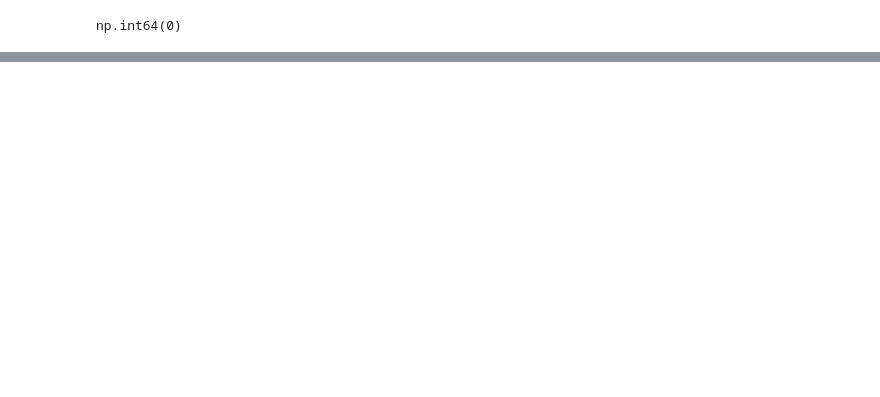
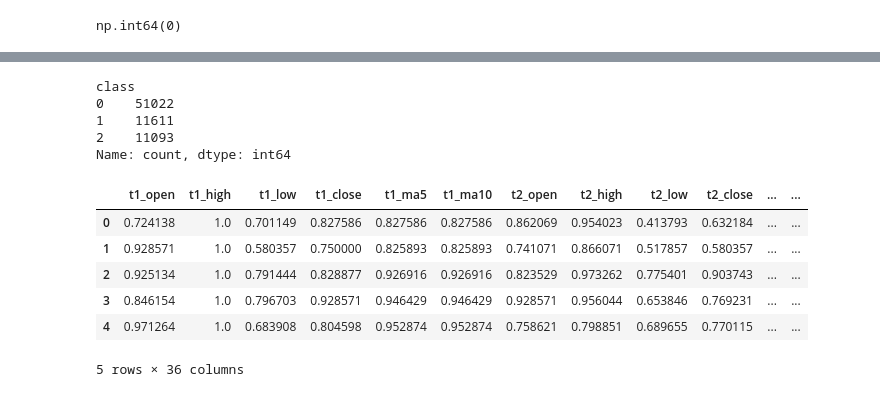
Before and after one commit to emazurenko/otus-ml-professional, a Jupyter notebook: projectwork/projectwork.ipynb, the cells around one changed output, grey strips where cells are left out. Cells and saved outputs as stored; diff of their text form; code cells hidden in the pictures; blank space fills up the shorter version.

Commit message:
Проектная работа - Решение проблемы визуализации - Разметка данных

```diff
--- a/projectwork/projectwork.ipynb
+++ b/projectwork/projectwork.ipynb
@@ -159,0 +48,6 @@ Error:
+# %%
+COMBINATION_LENGTH = 5
+CLASS_LABEL_KEY = 'class'
+NUMERIC_KEYS_SUFFIXES = ('open', 'high', 'low', 'close', 'ma5', 'ma10')
+DATE_KEY_SUFFIX = 'dtime'
+DAY_OF_WEEK_PREFIX = 'dweek'
@@ -159,0 +101,53 @@ Error:
+# %%
+# Предобработка
+numeric_columns = [key for key in data.columns if any([key.endswith(suffix) for suffix in NUMERIC_KEYS_SUFFIXES])]
+
+# Приведение ценовых показаетелей комбинации в масштаб [0,1]
+data_min = data[numeric_columns].min(axis=1)
+data_max = data[numeric_columns].max(axis=1)
+
+processed_data = data.copy()
+processed_data[numeric_columns] = processed_data[numeric_columns].sub(data_min, axis='rows').divide(data_max - data_min, axis='rows')
+
+# Выделение дня недели
+dtime_columns_fields = [(key, key.removesuffix(DATE_KEY_SUFFIX)) for key in data.columns if key.endswith(DATE_KEY_SUFFIX)]
+for dtime_key, prefix in dtime_columns_fields:
+    processed_data[prefix + DAY_OF_WEEK_PREFIX] = processed_data[dtime_key].map(lambda t: datetime.fromisoformat(t).weekday())
+# %%
+# Разметка
+target_candle_sizes = processed_data['t6_high'] - processed_data['t6_low']
+target_candle_body_sizes = np.abs(processed_data['t6_open'] - processed_data['t6_close'])
+
+buy_class = ((processed_data['t6_close'] > processed_data['t6_open']) &
+             (processed_data['t6_close'] > processed_data['t5_high']) &
+             (target_candle_body_sizes / target_candle_sizes > 0.5))
+
+sell_class = ((processed_data['t6_close'] < processed_data['t6_open']) &
+              (processed_data['t6_close'] < processed_data['t5_low']) &
+              (target_candle_body_sizes / target_candle_sizes > 0.5))
+
+processed_data[CLASS_LABEL_KEY] = np.where(buy_class, 1, np.where(sell_class, 2, 0))
+processed_data.value_counts(CLASS_LABEL_KEY)
+# %% [output]
+class
+0    51022
+1    11611
+2    11093
+Name: count, dtype: int64
+# %%
+# Удаление лишних столбцов
+dtime_columns = [column[0] for column in dtime_columns_fields]
+target_columns = [column for column in processed_data.columns if column.startswith('t6')]
+droped_columns = ['currency'] + dtime_columns + target_columns
+
+processed_data = processed_data.drop(droped_columns,axis=1)
+# %%
+processed_data.head()
+# %% [output]
+|  | t1_open | t1_high | t1_low | t1_close | t1_ma5 | t1_ma10 | t2_open | t2_high | t2_low | t2_close | ... | ... |
+| 0 | 0.724138 | 1.0 | 0.701149 | 0.827586 | 0.827586 | 0.827586 | 0.862069 | 0.954023 | 0.413793 | 0.632184 | ... | ... |
+| 1 | 0.928571 | 1.0 | 0.580357 | 0.750000 | 0.825893 | 0.825893 | 0.741071 | 0.866071 | 0.517857 | 0.580357 | ... | ... |
+| 2 | 0.925134 | 1.0 | 0.791444 | 0.828877 | 0.926916 | 0.926916 | 0.823529 | 0.973262 | 0.775401 | 0.903743 | ... | ... |
+| 3 | 0.846154 | 1.0 | 0.796703 | 0.928571 | 0.946429 | 0.946429 | 0.928571 | 0.956044 | 0.653846 | 0.769231 | ... | ... |
+| 4 | 0.971264 | 1.0 | 0.683908 | 0.804598 | 0.952874 | 0.952874 | 0.758621 | 0.798851 | 0.689655 | 0.770115 | ... | ... |
+5 rows × 36 columns
```
Also changed, not shown: parts of 14 cells of this notebook, 4 other files.
